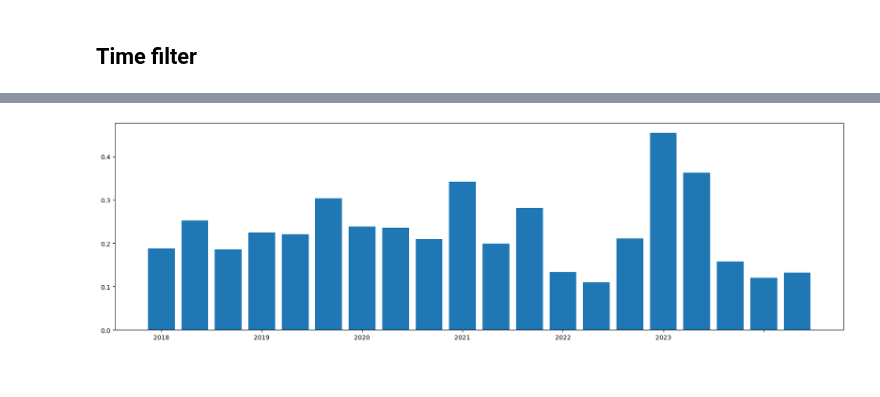
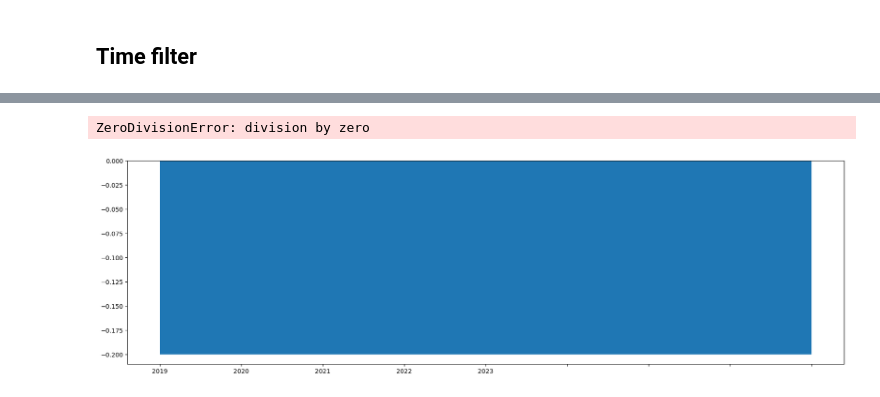
Before and after one commit to shmaronshmevans/nwp_bias, a Jupyter notebook: src/machine_learning/notebooks/ visualize_error_metrics.ipynb, the cells around one changed output, grey strips where cells are left out. Drawn from its saved outputs; the diff is of its cells as text; code cells hidden in the pictures.

```diff
--- a/src/machine_learning/notebooks/ visualize_error_metrics.ipynb
+++ b/src/machine_learning/notebooks/ visualize_error_metrics.ipynb
@@ -220,7 +270,7 @@ import matplotlib.dates as mdates
 import numpy as np
 
 
-def ml_output(df, full_df, fold, station, test_set_start, test_set_finish):
+def ml_output(df, full_df, fold, station, test_set_start, test_set_finish, fh):
     fig, ax = plt.subplots(figsize=(24, 6))
     x = df["valid_time"]
 
@@ -243,7 +293,7 @@ def ml_output(df, full_df, fold, station, test_set_start, test_set_finish):
     plt.plot(
         np.array(x),
         np.array(df["Model forecast"]),
-        c="r",
+        c="red",
         linewidth=3,
         alpha=0.7,
         label="LSTM Output",
@@ -274,12 +324,8 @@ def ml_output(df, full_df, fold, station, test_set_start, test_set_finish):
         x_numeric, -4, 4.1, where=~day_mask, color="grey", alpha=0.2, label="Nighttime"
     )
 
-    ax.set_title(f"LSTM Output v Target: {station}: FH06", fontsize=28)
+    ax.set_title(f"Wind Error LSTM Output v Target: {station}: FH{fh}", fontsize=28)
     # plt.ylim(-5, 5.)
     ax.legend()
 
     plt.show()
-
-
-# Example usage
-# ml_output(df, fold, station)
@@ -301,0 +386,15 @@ ldf
+# %%
+def refit_output(df, diff, multiply):
+    # Adjust the 'Model forecast' by subtracting the difference in means
+    df["Model forecast"] = df["Model forecast"] - diff
+    df["Model forecast"] = df["Model forecast"] * multiply
+
+    # Calculate the median of 'target_error_lead_0' and 'Model forecast'
+    mean3 = st.median(df["target_error_lead_0"])
+    mean4 = st.median(df["Model forecast"])
+
+    # Center both 'target_error_lead_0' and 'Model forecast' by subtracting their medians
+    df["target_error_lead_0"] = df["target_error_lead_0"] - mean3
+    df["Model forecast"] = df["Model forecast"] - mean4
+
+    return df
@@ -301,0 +411,2 @@ ldf
+# %%
+ldf = refit_output(ldf, 0, 1)
@@ -316,3 +427,3 @@ avg = 12
 # %%
-x = ml_output(ldf, full_df, 4, station, test_set_start, test_set_finish)
+x = ml_output(ldf, full_df, 4, station, test_set_start, test_set_finish, fh)
 # %% [output]
@@ -367,7 +485,8 @@ create_heatmap(ldf)
 # %%
-err_by_month = groupby_month(full_df, "Abs_err")
+err_by_month = groupby_month(ldf, "diff")
 # %% [output]
+ZeroDivisionError: division by zero
-[figure, old version]
+[figure, new version]
 # %%
 def groupby_time(df, col):
     df = df[df[col] > -999]
```
Also changed, not shown: parts of 66 cells of this notebook, 25 other files.
